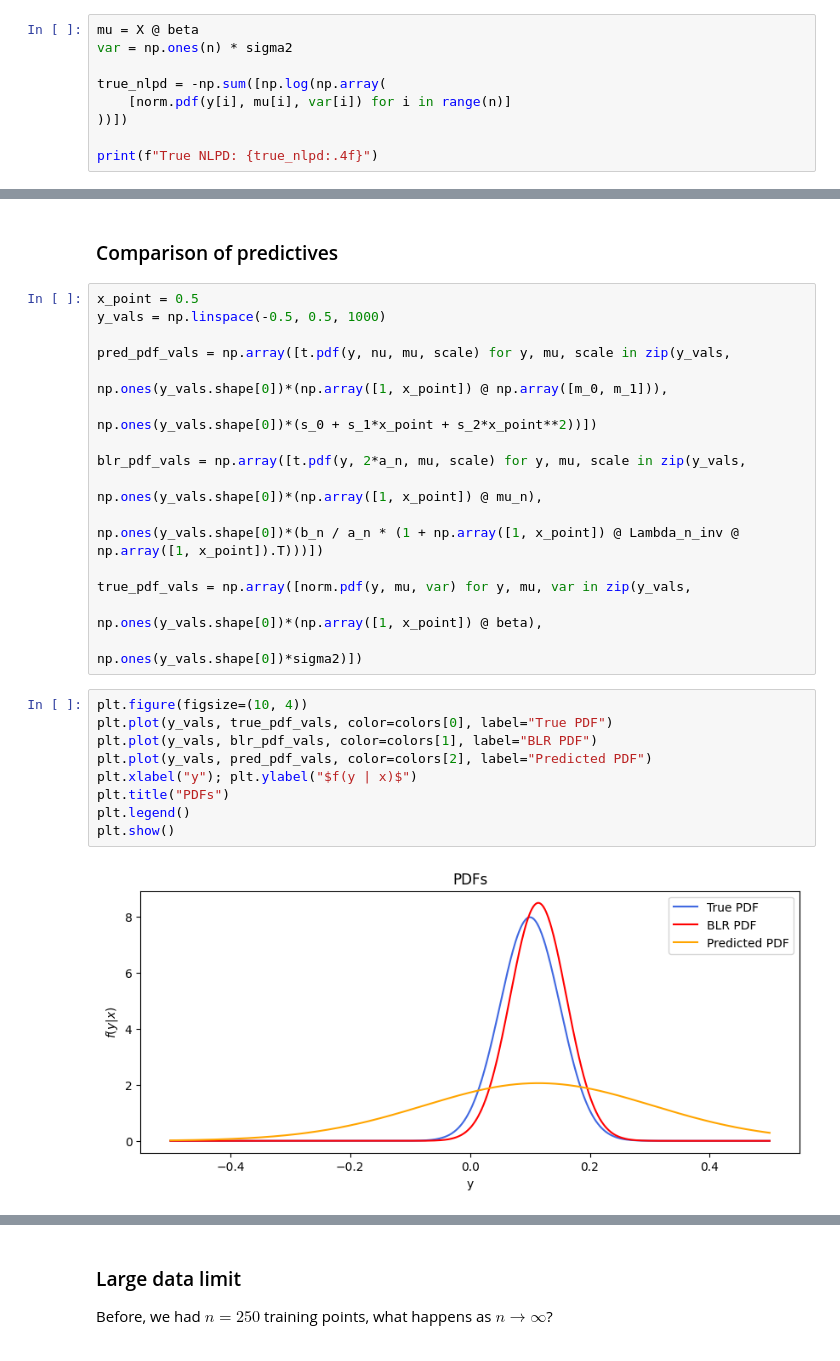
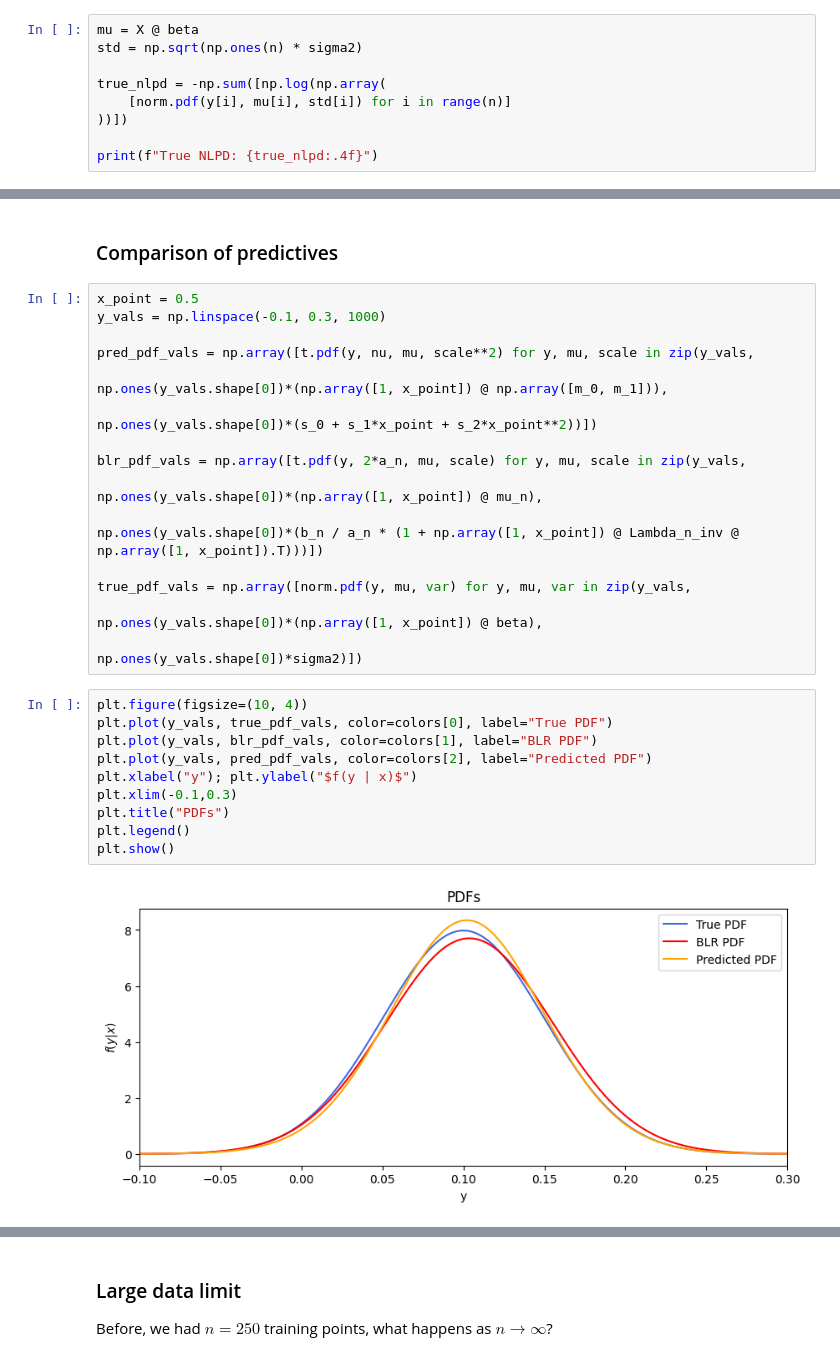
Before and after one commit to jreaso/martingale-predictive, a Jupyter notebook: notebooks/blr-experiments.ipynb, the cells around one changed output, grey strips where cells are left out. Cells and saved outputs as stored; diff of their text form.

Commit message:
fixes scale/variance issue

```diff
--- a/notebooks/blr-experiments.ipynb
+++ b/notebooks/blr-experiments.ipynb
@@ -68,10 +68,10 @@ plt.show()
 #### Negative log probability density (NLPD) under the true data generating distribution
 # %%
 mu = X @ beta
-var = np.ones(n) * sigma2
+std = np.sqrt(np.ones(n) * sigma2)
 
 true_nlpd = -np.sum([np.log(np.array(
-    [norm.pdf(y[i], mu[i], var[i]) for i in range(n)]
+    [norm.pdf(y[i], mu[i], std[i]) for i in range(n)]
 ))])
 
 print(f"True NLPD: {true_nlpd:.4f}")
@@ -310,9 +310,9 @@ Direct NLPD: -30.2595
 ### Comparison of predictives
 # %%
 x_point = 0.5
-y_vals = np.linspace(-0.5, 0.5, 1000)
+y_vals = np.linspace(-0.1, 0.3, 1000)
 
-pred_pdf_vals = np.array([t.pdf(y, nu, mu, scale) for y, mu, scale in zip(y_vals,
+pred_pdf_vals = np.array([t.pdf(y, nu, mu, scale**2) for y, mu, scale in zip(y_vals,
                                                                           np.ones(y_vals.shape[0])*(np.array([1, x_point]) @ np.array([m_0, m_1])),
                                                                           np.ones(y_vals.shape[0])*(s_0 + s_1*x_point + s_2*x_point**2))])
 
@@ -326,11 +326,12 @@ true_pdf_vals = np.array([norm.pdf(y, mu, var) for y, mu, var in zip(y_vals,
 # %%
 plt.figure(figsize=(10, 4))
 plt.plot(y_vals, true_pdf_vals, color=colors[0], label="True PDF")
 plt.plot(y_vals, blr_pdf_vals, color=colors[1], label="BLR PDF")
 plt.plot(y_vals, pred_pdf_vals, color=colors[2], label="Predicted PDF")
 plt.xlabel("y"); plt.ylabel("$f(y | x)$")
+plt.xlim(-0.1,0.3)
 plt.title("PDFs")
 plt.legend()
 plt.show()
 # %% [output]
-[figure, old version]
+[figure, new version]
```
Also changed, not shown: parts of 17 cells of this notebook.
